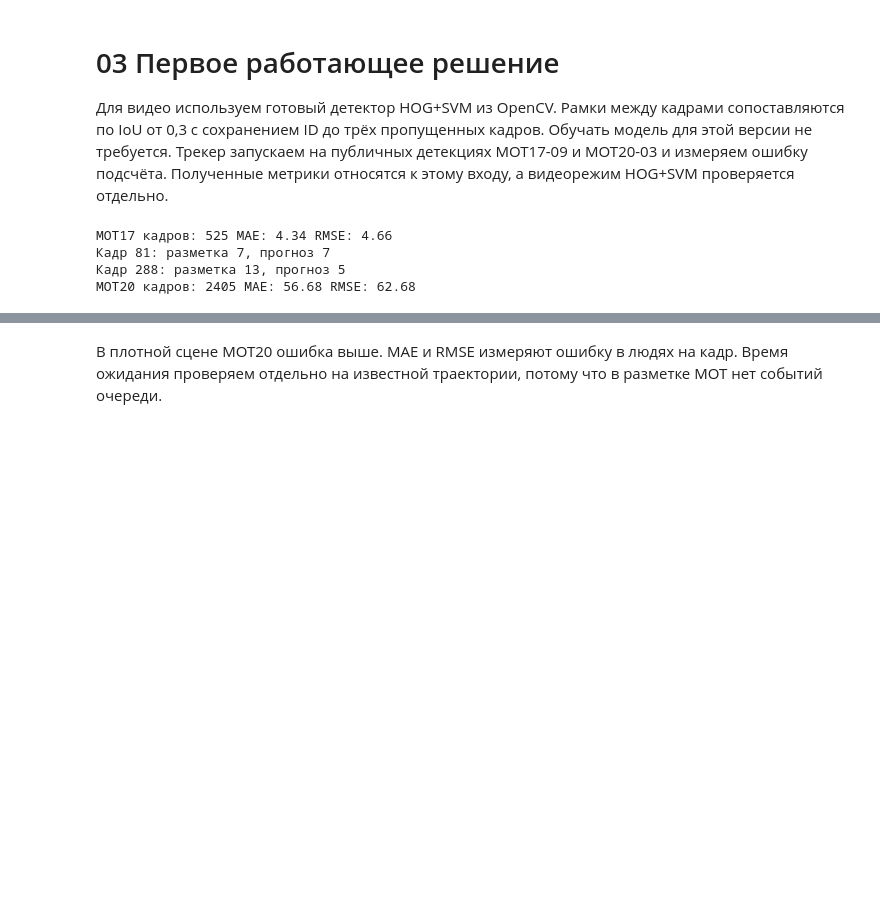
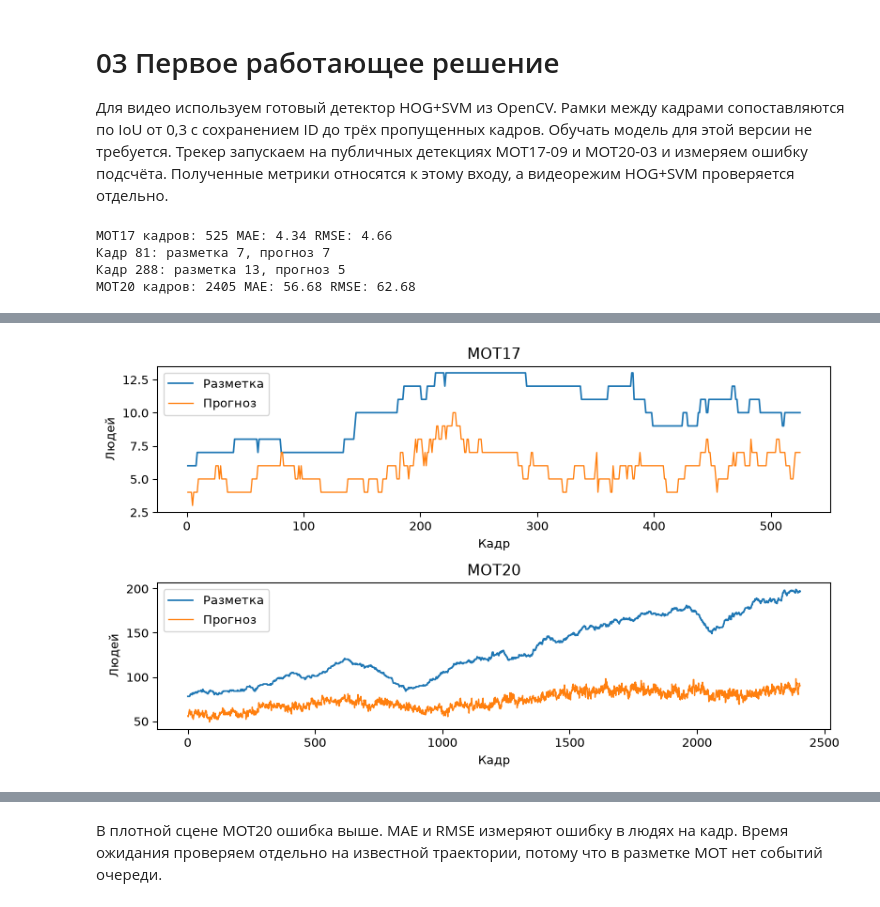
Before and after one commit to golivuud/queue-counter, a Jupyter notebook: 03.ipynb, the cells around one changed output, grey strips where cells are left out. Cells and saved outputs as stored; diff of their text form; code cells hidden in the pictures; blank space fills up the shorter version.

```diff
--- a/03.ipynb
+++ b/03.ipynb
@@ -6,9 +6,12 @@ from collections import defaultdict
 from configparser import ConfigParser
 from pathlib import Path
 
+import matplotlib.pyplot as plt
+from matplotlib.patches import Rectangle
 import numpy as np
 from baseline import Tracker, Queue, analyze
 
+series = {}
 for dataset, directory in [("MOT17", "MOT17-09-FRCNN"), ("MOT20", "MOT20-03")]:
     scene = Path("data") / dataset / "train" / directory
     info = ConfigParser()
@@ -26,11 +29,16 @@ for dataset, directory in [("MOT17", "MOT17-09-FRCNN"), ("MOT20", "MOT20-03")]:
     predicted = np.array([len(tracker.update(frame, by_frame[frame]))
                           for frame in range(1, frames + 1)])
     errors = predicted - counts
+    series[dataset] = counts, predicted
     print(dataset, "кадров:", frames, "MAE:", round(np.abs(errors).mean(), 2),
           "RMSE:", round(np.sqrt((errors ** 2).mean()), 2))
     if dataset == "MOT17":
+        examples = []
         for i in (np.abs(errors).argmin(), np.abs(errors).argmax()):
             print(f"Кадр {i + 1}: разметка {counts[i]}, прогноз {predicted[i]}")
+
+            frame = int(i + 1)
+            examples.append((frame, scene, truth[truth[:, 0] == frame, 2:6], by_frame[frame]))
 # %% [output]
 MOT17 кадров: 525 MAE: 4.34 RMSE: 4.66
 Кадр 81: разметка 7, прогноз 7
@@ -38,0 +51,12 @@ MOT20 кадров: 2405 MAE: 56.68 RMSE: 62.68
+# %%
+fig, axes = plt.subplots(2, 1, figsize=(8.5, 5), dpi=95)
+for ax, (dataset, (actual, predicted)) in zip(axes, series.items()):
+    frames = np.arange(1, len(actual) + 1)
+    ax.plot(frames, actual, label="Разметка", linewidth=1.3)
+    ax.plot(frames, predicted, label="Прогноз", linewidth=1.0)
+    ax.set(title=dataset, xlabel="Кадр", ylabel="Людей")
+    ax.legend()
+fig.tight_layout()
+plt.show()
+# %% [output]
+[figure, added]
```
Also changed, not shown: parts of 3 cells of this notebook, 2 other files.
